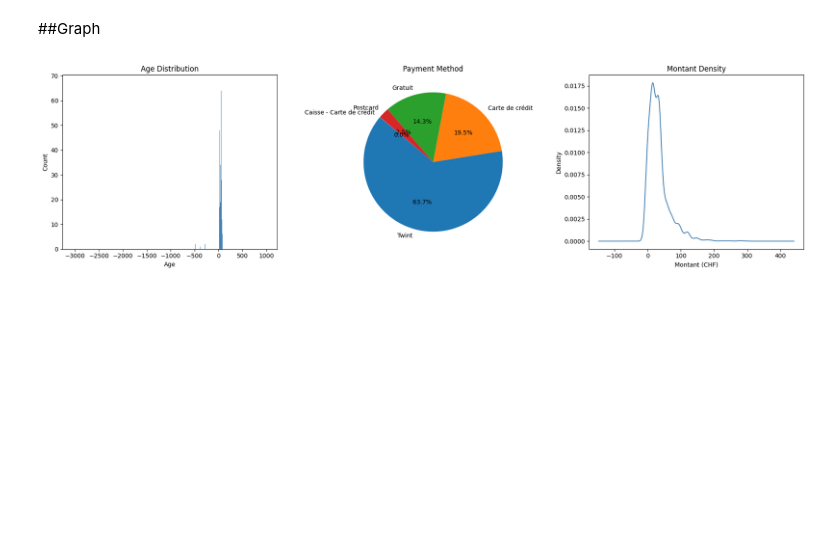
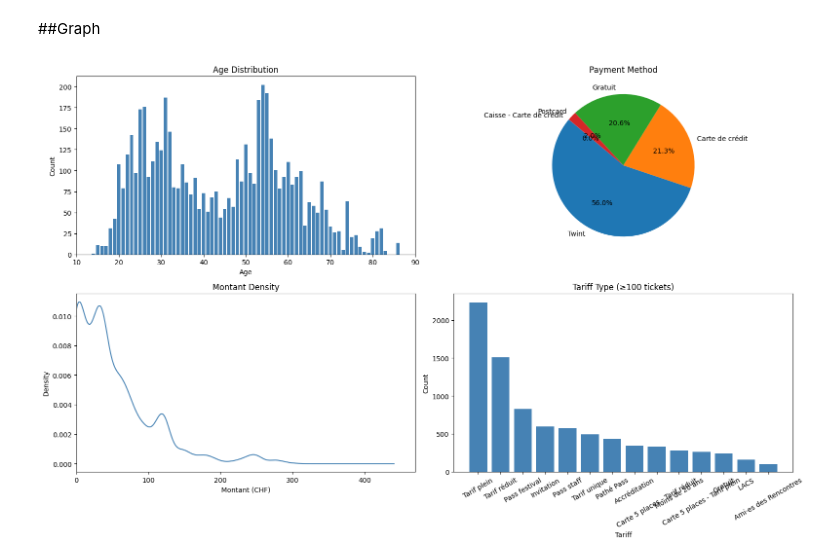
Before and after one commit to twillixa/Algorithm-in-BI, a Jupyter notebook: Main.ipynb, the cells around one changed output. Saved outputs shown, nothing was run; the diff lists cells and outputs as text; code cells hidden in the pictures; blank space fills up the shorter version.

```diff
--- a/Main.ipynb
+++ b/Main.ipynb
@@ -16,10 +18,11 @@ Resolving deltas: 100% (7/7), done.
 # %% [markdown]
 ##Loading
 # %%
-import pandas as pd
+
 
 clients  = pd.read_excel("RawData/clients.ods",  engine="odf")
 comandes = pd.read_excel("RawData/comandes.ods", engine="odf")
+commandes_details = pd.read_excel("RawData/commandes details.ods", engine="odf")
 
 clients.to_csv("RawData/clients.csv",   index=False, encoding="utf-8-sig")
 comandes.to_csv("RawData/comandes.csv", index=False, encoding="utf-8-sig")
@@ -114,28 +197,43 @@ dtype: object
 # %% [markdown]
 ##Graph
 # %%
+
 import matplotlib.pyplot as plt
 
-fig, axes = plt.subplots(1, 3, figsize=(18, 5))
+fig, axes = plt.subplots(2, 2, figsize=(16, 10))
 
-# 1. Bar plot — Age distribution
-age_counts = comandes["AGE"].value_counts().sort_index()
-axes[0].bar(age_counts.index, age_counts.values, color="steelblue")
-axes[0].set_title("Age Distribution")
-axes[0].set_xlabel("Age")
-axes[0].set_ylabel("Count")
+# 1. Age distribution — cap to valid range
+age_data = merged["AGE"].dropna()
+age_data = age_data[(age_data >= 0) & (age_data <= 120)]
+age_counts = age_data.value_counts().sort_index()
+axes[0, 0].bar(age_counts.index, age_counts.values, color="steelblue")
+axes[0, 0].set_title("Age Distribution")
+axes[0, 0].set_xlabel("Age")
+axes[0, 0].set_ylabel("Count")
 
 # 2. Pie chart — Payment method
-payment_counts = comandes["MODE DE PAIEMENT"].value_counts()
-axes[1].pie(payment_counts.values, labels=payment_counts.index, autopct="%1.1f%%", startangle=140)
-axes[1].set_title("Payment Method")
+payment_counts = merged["MODE DE PAIEMENT"].dropna().value_counts()
+axes[0, 1].pie(payment_counts.values, labels=payment_counts.index, autopct="%1.1f%%", startangle=140)
+axes[0, 1].set_title("Payment Method")
 
-# 3. Density plot — Montant
-comandes["MONTANT"].plot.kde(ax=axes[2], color="steelblue")
-axes[2].set_title("Montant Density")
-axes[2].set_xlabel("Montant (CHF)")
+# 3. Density plot — Montant, starting at 0
+montant_data = merged["MONTANT"].dropna()
+montant_data = montant_data[montant_data >= 0]
+montant_data.plot.kde(ax=axes[1, 0], color="steelblue")
+axes[1, 0].set_xlim(left=0)
+axes[1, 0].set_title("Montant Density")
+axes[1, 0].set_xlabel("Montant (CHF)")
+
+# 4. Tariff type — exclude categories with less than 100 tickets
+tariff_counts = merged["Tariff"].dropna().value_counts()
+tariff_counts = tariff_counts[tariff_counts >= 100]
+axes[1, 1].bar(tariff_counts.index, tariff_counts.values, color="steelblue")
+axes[1, 1].set_title("Tariff Type (≥100 tickets)")
+axes[1, 1].set_xlabel("Tariff")
+axes[1, 1].set_ylabel("Count")
+axes[1, 1].tick_params(axis="x", rotation=30)
 
 plt.tight_layout()
 plt.show()
 # %% [output]
-[figure, old version]
+[figure, new version]
```
Also changed, not shown: parts of 3 cells of this notebook.
